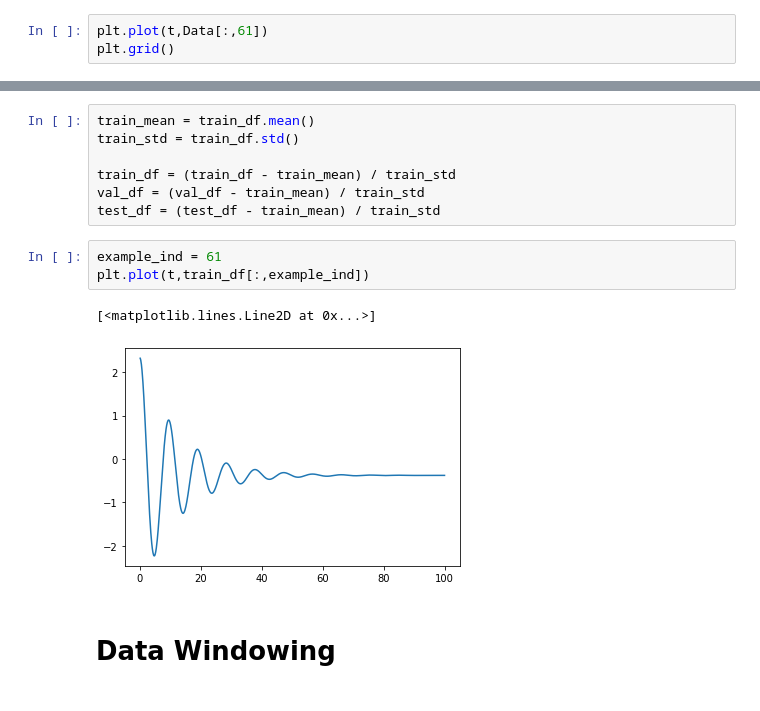
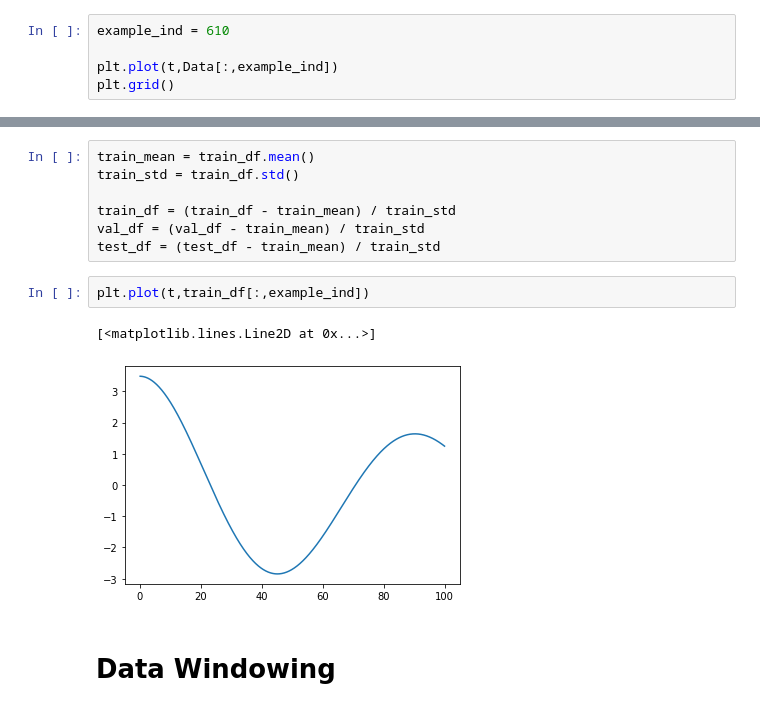
Before and after one commit to trifwn/OscillationLSTM, a Jupyter notebook: LSTMv2.ipynb, the cells around one changed output, grey strips where cells are left out. Drawn from its saved outputs; the diff is of its cells as text.

```diff
--- a/LSTMv2.ipynb
+++ b/LSTMv2.ipynb
@@ -55,5 +55,7 @@ InputData: (100, 4),
 Time: (1000,)
 # %%
-plt.plot(t,Data[:,61])
+example_ind = 610
+
+plt.plot(t,Data[:,example_ind])
 plt.grid()
 # %% [output]
@@ -82,11 +84,10 @@ train_df = (train_df - train_mean) / train_std
 val_df = (val_df - train_mean) / train_std
 test_df = (test_df - train_mean) / train_std
 # %%
-example_ind = 61
 plt.plot(t,train_df[:,example_ind])
 # %% [output]
 [<matplotlib.lines.Line2D at 0x...>]
-[figure, old version]
+[figure, new version]
 # %% [markdown]
 # Data Windowing
 # %%
```
Also changed, not shown: parts of 15 cells of this notebook, 7 other files.
